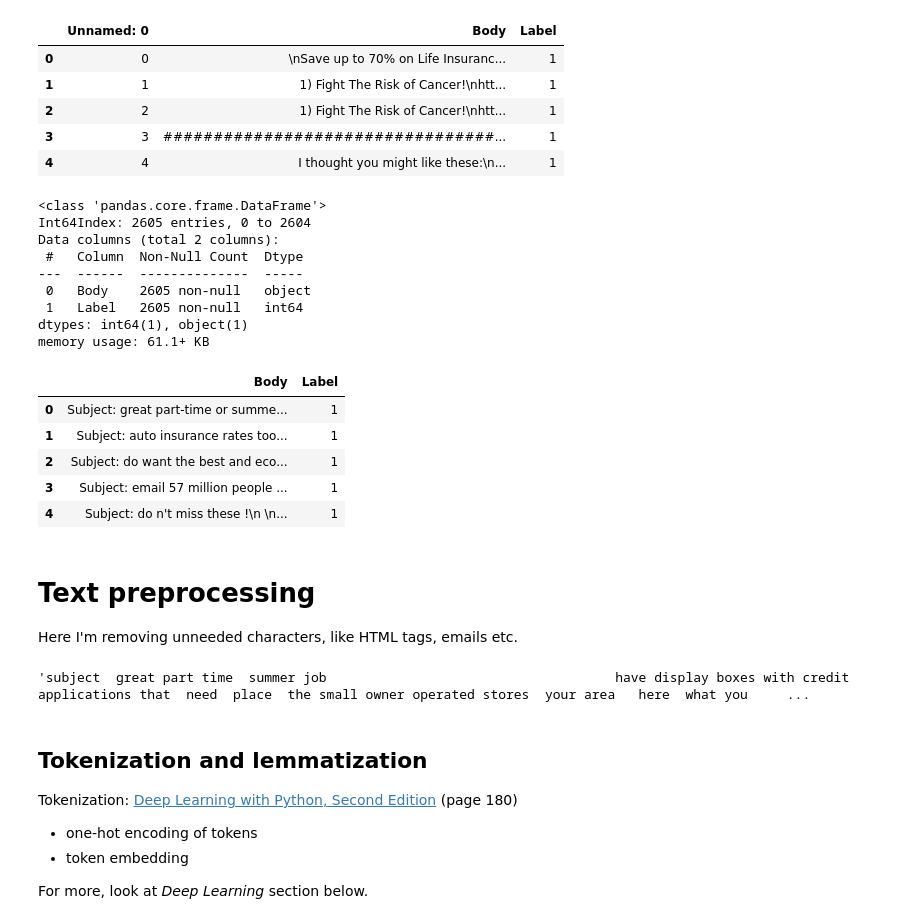
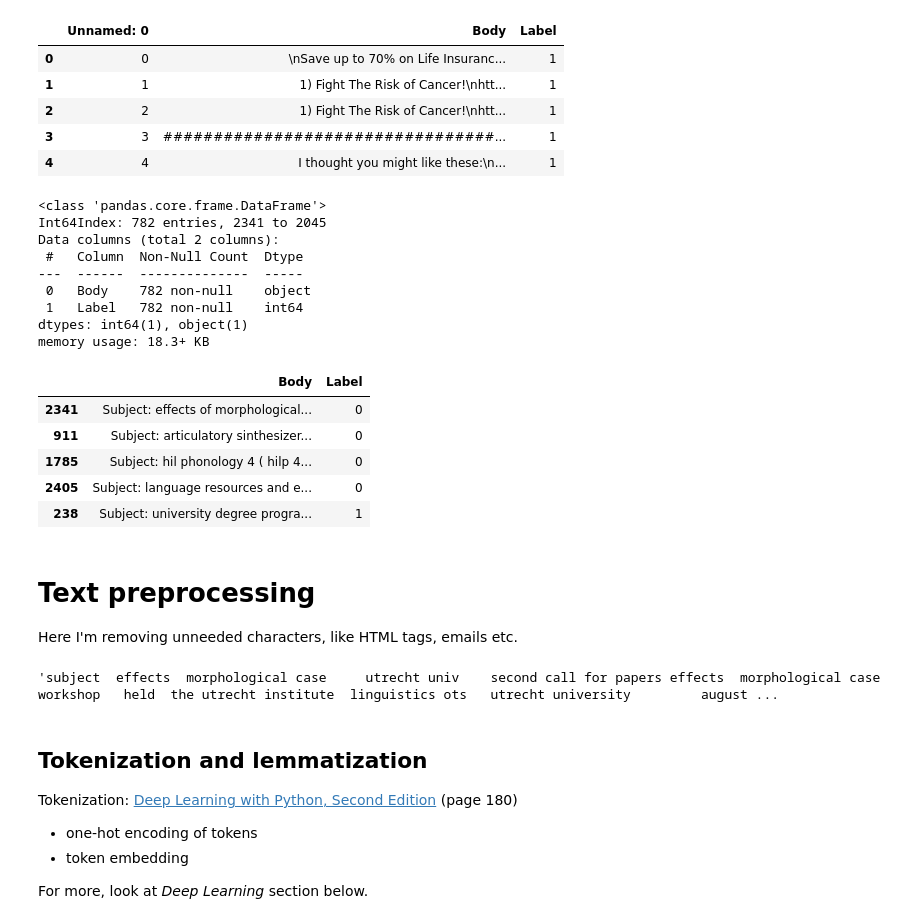
Before and after one commit to phoenixday/ml-algorithms, a Jupyter notebook: spam-ham-emails.ipynb, the cells around one changed output. Saved outputs shown, nothing was run; the diff lists cells and outputs as text; code cells hidden in the pictures.

```diff
--- a/spam-ham-emails.ipynb
+++ b/spam-ham-emails.ipynb
@@ -93,29 +93,29 @@ data1.drop("Unnamed: 0",inplace=True,axis=1)
 data2.drop(["Unnamed: 0","Unnamed: 0.1"],inplace=True,axis=1)
 data3.drop("Unnamed: 0",inplace=True,axis=1)
 # %%
-# concatenate data
-# data = pd.concat([data1,data2,data3],axis=0)
-data = data1
+# concatenate data and take a small fraction
+# data = pd.concat([data1,data2,data3],axis=0).sample(frac=0.05)
+data = data1.sample(frac=0.3)
 # remove missing values (NaN)
 data.dropna(inplace=True)
 data.info()
 data.head()
 # %% [output]
 <class 'pandas.core.frame.DataFrame'>
-Int64Index: 2605 entries, 0 to 2604
+Int64Index: 782 entries, 2341 to 2045
 Data columns (total 2 columns):
  #   Column  Non-Null Count  Dtype
 ---  ------  --------------  -----
- 0   Body    2605 non-null   object
- 1   Label   2605 non-null   int64
+ 0   Body    782 non-null    object
+ 1   Label   782 non-null    int64
 dtypes: int64(1), object(1)
-memory usage: 61.1+ KB
+memory usage: 18.3+ KB
 |  | Body | Label |
-| 0 | Subject: great part-time or summe... | 1 |
-| 1 | Subject: auto insurance rates too... | 1 |
-| 2 | Subject: do want the best and eco... | 1 |
-| 3 | Subject: email 57 million people ... | 1 |
-| 4 | Subject: do n't miss these !\n \n... | 1 |
+| 2341 | Subject: effects of morphological... | 0 |
+| 911 | Subject: articulatory sinthesizer... | 0 |
+| 1785 | Subject: hil phonology 4 ( hilp 4... | 0 |
+| 2405 | Subject: language resources and e... | 0 |
+| 238 | Subject: university degree progra... | 1 |
 # %%
 emails = data["Body"]
 # %% [markdown]
@@ -141,7 +141,7 @@ emails = [text.lower() for text in emails]
 
 emails[0]
 # %% [output]
-'subject  great part time  summer job                                     have display boxes with credit applications that  need  place  the small owner operated stores  your area   here  what you     ...
+'subject  effects  morphological case     utrecht univ    second call for papers effects  morphological case workshop   held  the utrecht institute  linguistics ots   utrecht university         august ...
 # %% [markdown]
 ## Tokenization and lemmatization
 Tokenization: [Deep Learning with Python, Second Edition](https://www.manning.com/books/deep-learning-with-python-second-edition) (page 180)
```
Also changed, not shown: parts of 38 cells of this notebook.
